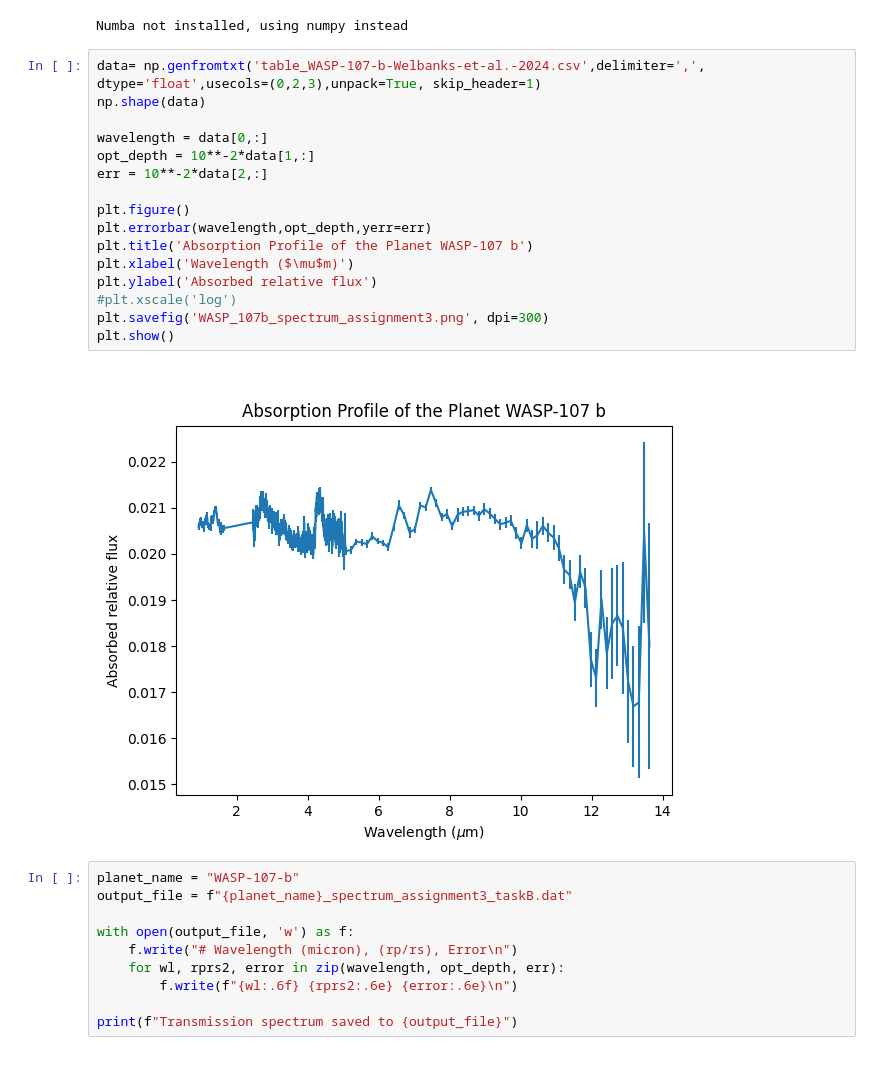
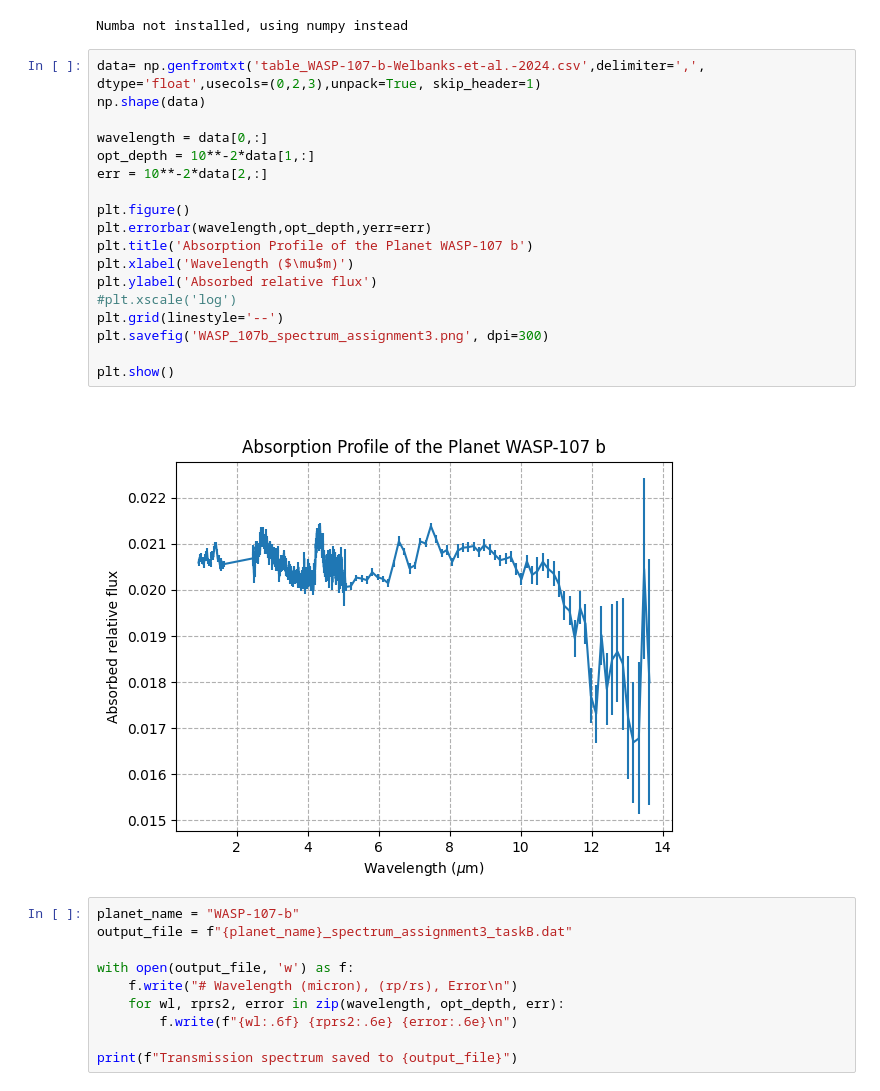
Before and after one commit to fabriziogandossi/comp_astro_24, a Jupyter notebook: assignment_3/TaskB/assignment3_taskB.ipynb, the cells around one changed output. Cells and saved outputs as stored; diff of their text form.

```diff
--- a/assignment_3/TaskB/assignment3_taskB.ipynb
+++ b/assignment_3/TaskB/assignment3_taskB.ipynb
@@ -16,21 +16,23 @@ Numba not installed, using numpy instead
 # %%
 data= np.genfromtxt('table_WASP-107-b-Welbanks-et-al.-2024.csv',delimiter=',', dtype='float',usecols=(0,2,3),unpack=True, skip_header=1)
 np.shape(data)
 
 wavelength = data[0,:]
 opt_depth = 10**-2*data[1,:]
 err = 10**-2*data[2,:]
 
 plt.figure()
 plt.errorbar(wavelength,opt_depth,yerr=err)
 plt.title('Absorption Profile of the Planet WASP-107 b')
 plt.xlabel('Wavelength ($\mu$m)')
 plt.ylabel('Absorbed relative flux')
 #plt.xscale('log')
+plt.grid(linestyle='--')
 plt.savefig('WASP_107b_spectrum_assignment3.png', dpi=300)
+
 plt.show()
 # %% [output]
-[figure, old version]
+[figure, new version]
 # %%
 planet_name = "WASP-107-b"
 output_file = f"{planet_name}_spectrum_assignment3_taskB.dat"
```
Also changed, not shown: 7 other files.
